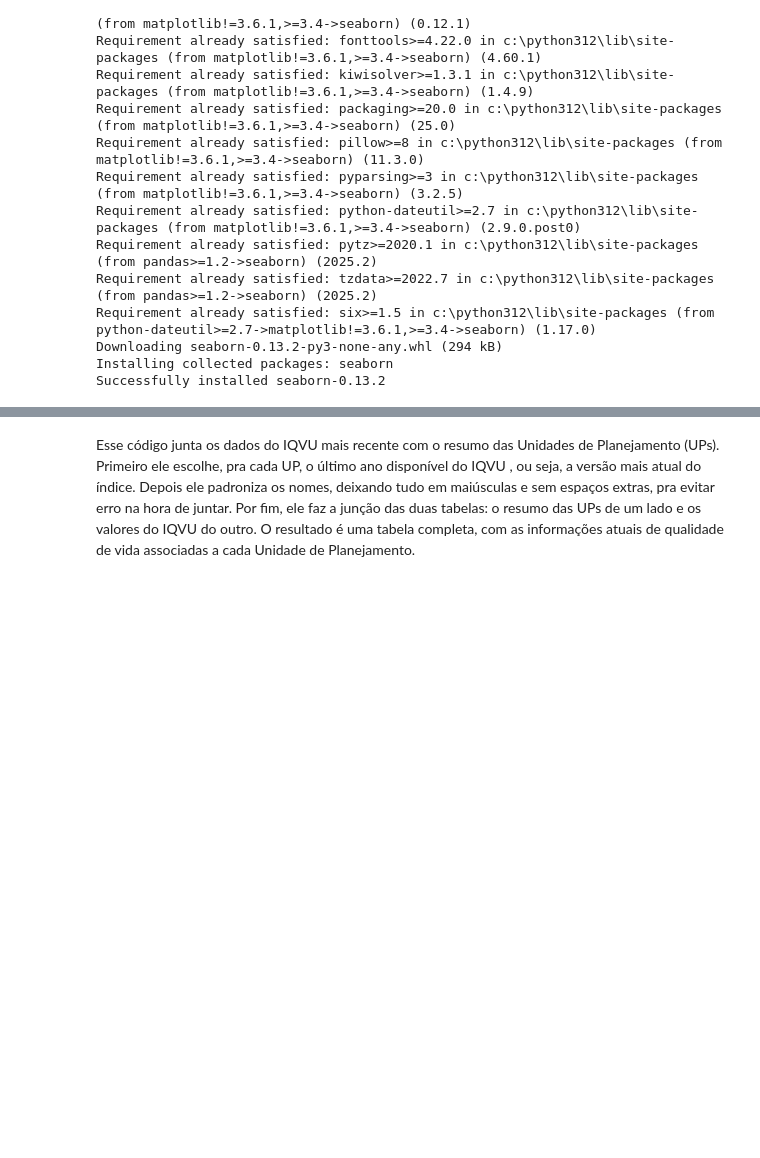
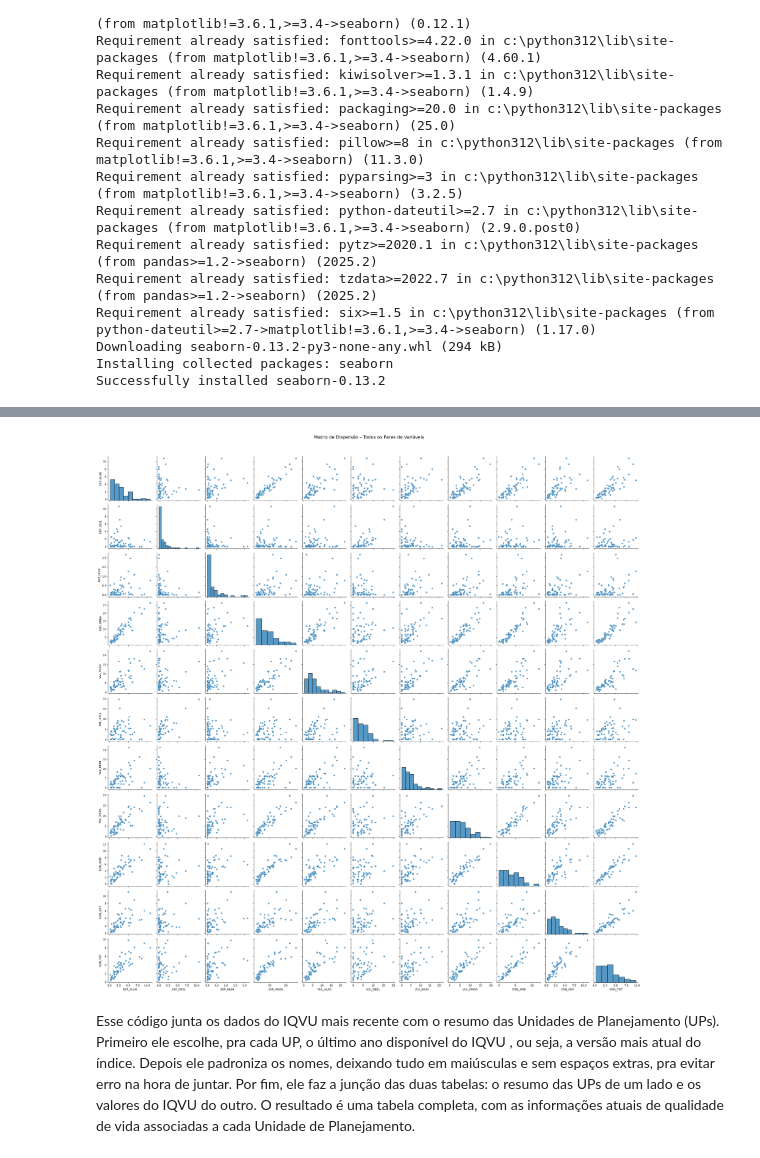
Before and after one commit to luizfgontijo/icd-project, a Jupyter notebook: analise.ipynb, the cells around one changed output, grey strips where cells are left out. Cells and saved outputs as stored; diff of their text form; code cells hidden in the pictures; blank space fills up the shorter version.

```diff
--- a/analise.ipynb
+++ b/analise.ipynb
@@ -532,3 +624,19 @@ df_corr_up = resumo_up[variaveis_filtradas]
+# %%
+import seaborn as sns
+import matplotlib.pyplot as plt
+
+sns.pairplot(
+    df_corr_up,
+    kind="scatter",
+    diag_kind="hist",    # histogramas na diagonal (autoexplicativos)
+    plot_kws={"s": 40, "alpha": 0.7}  # tamanho e transparência dos pontos
+)
+
+plt.suptitle("Matriz de Dispersão – Todos os Pares de Variáveis", fontsize=16, y=1.02)
+plt.tight_layout()
+plt.show()
+# %% [output]
+[figure, added]
 # %% [markdown]
 Esse código junta os dados do IQVU mais recente com o resumo das Unidades de Planejamento (UPs).
 Primeiro ele escolhe, pra cada UP, o último ano disponível do IQVU , ou seja, a versão mais atual do índice.
```
Also changed, not shown: parts of 14 cells of this notebook.
